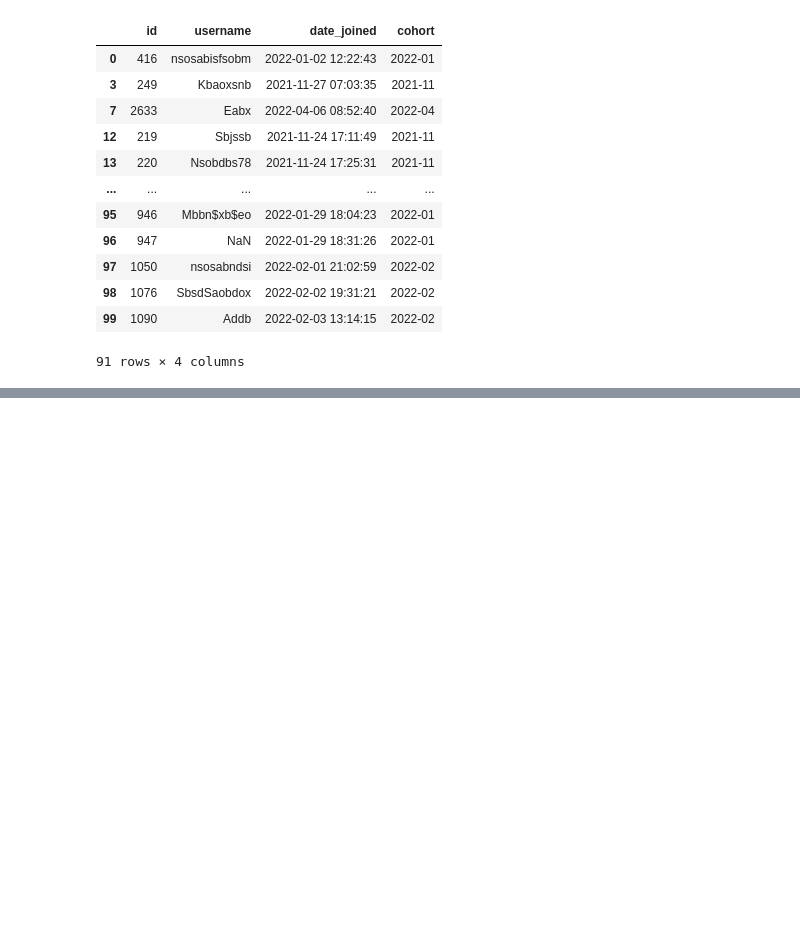
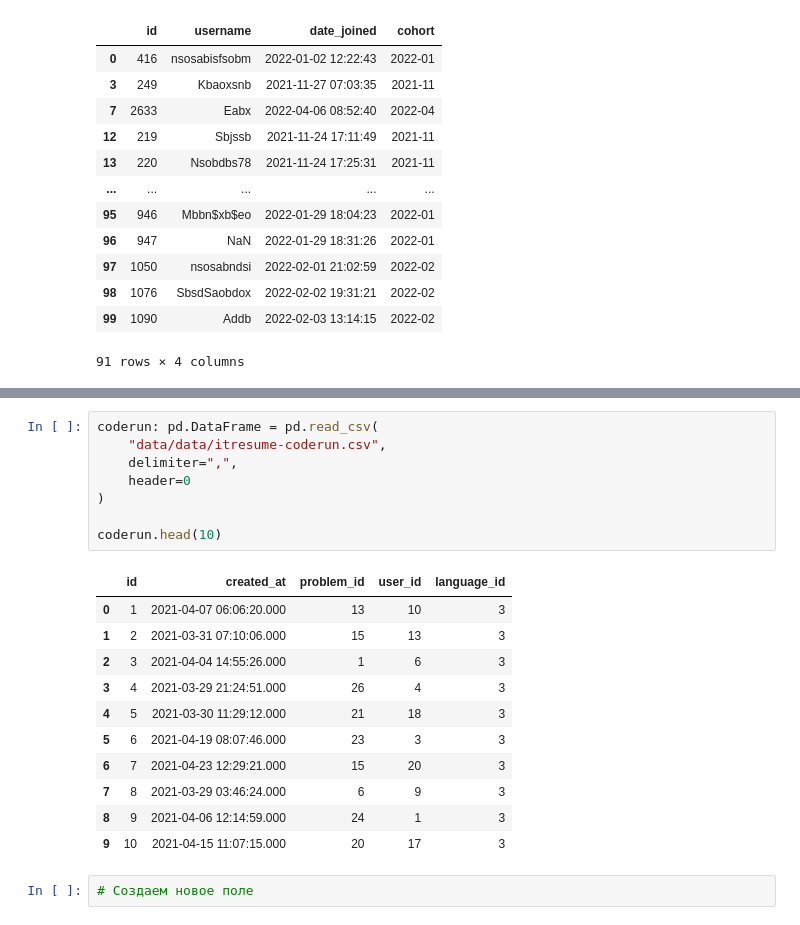
Before and after one commit to alexanderniki/alx-study, a Jupyter notebook: Analytics/Pandas Basics/homework-2.ipynb, the cells around one changed output, grey strips where cells are left out. Saved outputs shown, nothing was run; the diff lists cells and outputs as text; blank space fills up the shorter version.

```diff
--- a/Analytics/Pandas Basics/homework-2.ipynb
+++ b/Analytics/Pandas Basics/homework-2.ipynb
@@ -244,0 +244,22 @@ Name: id, dtype: float64
+# %%
+coderun: pd.DataFrame = pd.read_csv(
+    "data/data/itresume-coderun.csv",
+    delimiter=",",
+    header=0
+)
+
+coderun.head(10)
+# %% [output]
+|  | id | created_at | problem_id | user_id | language_id |
+| 0 | 1 | 2021-04-07 06:06:20.000 | 13 | 10 | 3 |
+| 1 | 2 | 2021-03-31 07:10:06.000 | 15 | 13 | 3 |
+| 2 | 3 | 2021-04-04 14:55:26.000 | 1 | 6 | 3 |
+| 3 | 4 | 2021-03-29 21:24:51.000 | 26 | 4 | 3 |
+| 4 | 5 | 2021-03-30 11:29:12.000 | 21 | 18 | 3 |
+| 5 | 6 | 2021-04-19 08:07:46.000 | 23 | 3 | 3 |
+| 6 | 7 | 2021-04-23 12:29:21.000 | 15 | 20 | 3 |
+| 7 | 8 | 2021-03-29 03:46:24.000 | 6 | 9 | 3 |
+| 8 | 9 | 2021-04-06 12:14:59.000 | 24 | 1 | 3 |
+| 9 | 10 | 2021-04-15 11:07:15.000 | 20 | 17 | 3 |
+# %%
+# Создаем новое поле
```
Also changed, not shown: parts of 3 cells of this notebook.
